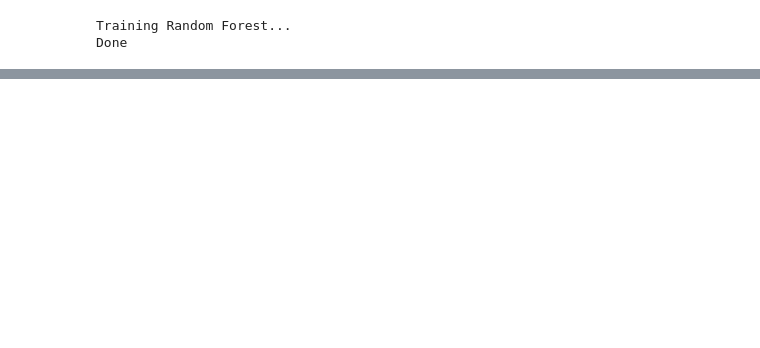
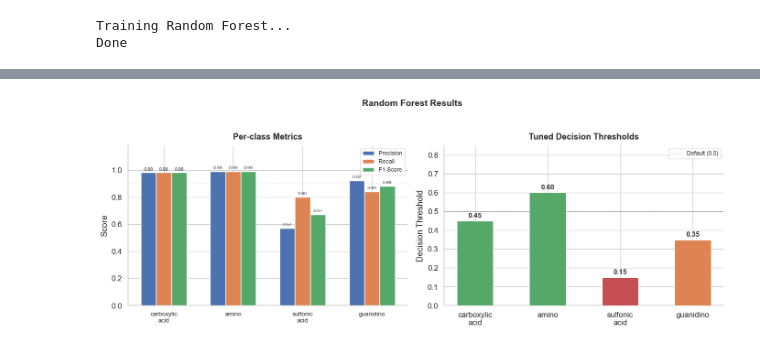
Before and after one commit to nikoof/4cblw010, a Jupyter notebook: old/training/random_forest.ipynb, the cells around one changed output, grey strips where cells are left out. Cells and saved outputs as stored; diff of their text form; code cells hidden in the pictures; blank space fills up the shorter version.

Commit message:
Added improved rf, results on lab data every so slightly better than knn

```diff
--- a/old/training/random_forest.ipynb
+++ b/old/training/random_forest.ipynb
@@ -267,0 +195,76 @@ Macro F1: 0.813
+# %%
+import matplotlib.pyplot as plt
+import matplotlib.patches as mpatches
+import seaborn as sns
+import numpy as np
+
+sns.set_theme(style="whitegrid", font_scale=1.1)
+
+CLASS_NAMES_DISPLAY = ['carboxylic\nacid', 'amino', 'sulfonic\nacid', 'guanidino']
+BLUE   = "#4C72B0"
+ORANGE = "#DD8452"
+GREEN  = "#55A868"
+RED    = "#C44E52"
+
+# ── Results data ────────────────────────────────────────────────────────────
+precision = [0.98, 0.99, 0.57, 0.92]
+recall    = [0.98, 0.99, 0.80, 0.84]
+f1        = [0.98, 0.99, 0.67, 0.88]
+support   = [661, 1170, 10, 478]
+
+model_names   = ['KNN\nk=7', 'SVM Linear\nC=10', 'RF balanced\n(tuned)', 'RF bal_subsample\n(tuned)']
+macro_f1s     = [0.77, 0.78, 0.861, 0.879]
+weighted_f1s  = [0.95, 0.96, 0.96,  0.96]
+
+fig, axes = plt.subplots(1, 2, figsize=(14, 5))
+fig.suptitle('Random Forest Results',
+             fontsize=14, fontweight='bold', y=1.03)
+
+# ── Plot 1: Per-class metrics ────────────────────────────────────────────────
+ax = axes[0]
+x, w = np.arange(len(CLASS_NAMES_DISPLAY)), 0.22
+b1 = ax.bar(x - w, precision, w, label='Precision', color=BLUE,   zorder=3)
+b2 = ax.bar(x,     recall,    w, label='Recall',    color=ORANGE, zorder=3)
+b3 = ax.bar(x + w, f1,        w, label='F1-Score',  color=GREEN,  zorder=3)
+
+for bars in [b1, b2, b3]:
+    for bar in bars:
+        h = bar.get_height()
+        ax.text(bar.get_x() + bar.get_width()/2, h + 0.01,
+                f'{h:.2f}', ha='center', va='bottom', fontsize=7.5, color='#333333')
+
+ax.set_xticks(x)
+ax.set_xticklabels(CLASS_NAMES_DISPLAY, fontsize=9.5)
+ax.set_ylim(0, 1.18)
+ax.set_ylabel('Score')
+ax.set_title('Per-class Metrics', fontweight='bold', pad=10)
+ax.axhline(0.9, color='gray', lw=0.8, ls='--', alpha=0.5)
+ax.legend(framealpha=0.9, fontsize=9)
+sns.despine(ax=ax, left=False)
+
+
+# ── Plot 3: Optimal thresholds per class ────────────────────────────────────
+ax = axes[1]
+thresholds     = [0.45, 0.60, 0.15, 0.35]
+threshold_colors = [GREEN, GREEN, RED, ORANGE]  # red = very low = rare class
+
+bars = ax.bar(CLASS_NAMES_DISPLAY, thresholds, color=threshold_colors,
+              width=0.5, zorder=3, edgecolor='white', linewidth=0.8)
+
+for bar, val in zip(bars, thresholds):
+    ax.text(bar.get_x() + bar.get_width()/2, bar.get_height() + 0.01,
+            f'{val:.2f}', ha='center', va='bottom', fontsize=11,
+            fontweight='bold', color='#333333')
+
+ax.axhline(0.5, color='gray', lw=0.8, ls='--', alpha=0.6, label='Default (0.5)')
+ax.set_ylim(0, 0.85)
+ax.set_ylabel('Decision Threshold')
+ax.set_title('Tuned Decision Thresholds', fontweight='bold', pad=10)
+ax.legend(fontsize=9)
+sns.despine(ax=ax, left=False)
+
+plt.tight_layout()
+plt.savefig('rf_results.png', dpi=150, bbox_inches='tight')
+plt.show()
+# %% [output]
+[figure, added]
```
Also changed, not shown: parts of 15 cells of this notebook, 1 other file.
